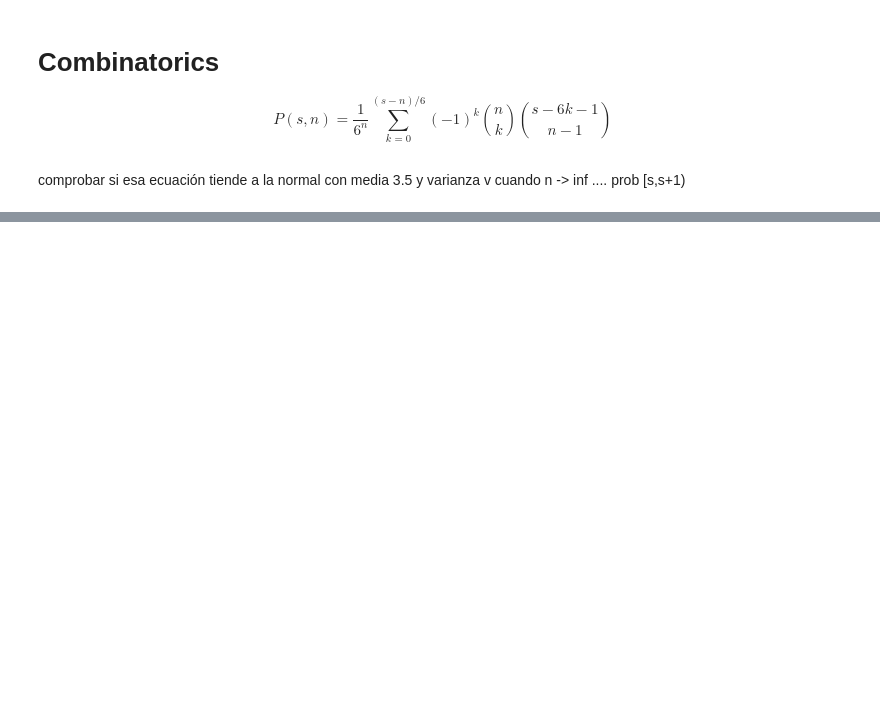
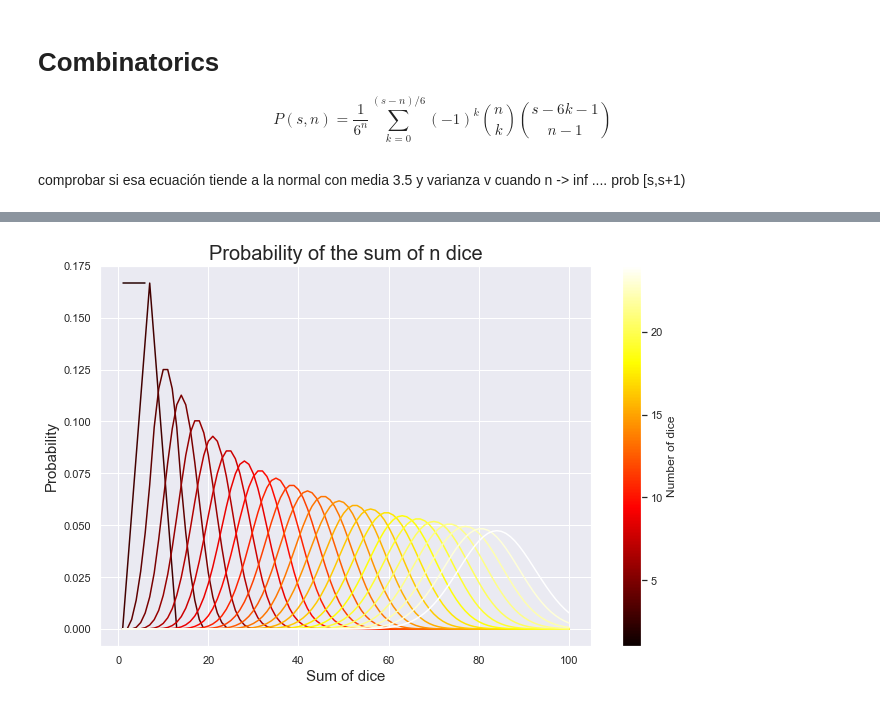
Before and after one commit to juanluisrto/central-limit-theorem-with-dice, a Jupyter notebook: dados.ipynb, the cells around one changed output, grey strips where cells are left out. Cells and saved outputs as stored; diff of their text form; code cells hidden in the pictures; blank space fills up the shorter version.

```diff
--- a/dados.ipynb
+++ b/dados.ipynb
@@ -381,0 +387,20 @@ from math import factorial as fact
+# %%
+path = "/Users/juanluis/Documents/central-limit-theorem-with-dice/article/"
+from matplotlib import cm, colors
+for i in range(1,n+1):
+    x = df.loc[i]
+    if i == 1:
+        x = x[:6]
+    plt.plot(x, c=cm.hot(i/n))
+ax = plt.gca()
+ax.set_title('Probability of the sum of n dice', size = 20)
+ax.set_ylabel( 'Probability', size = 15)
+ax.set_xlabel( 'Sum of dice', size = 15)
+
+norm = colors.Normalize(vmin=1, vmax=n)
+
+plt.colorbar(cm.ScalarMappable(norm=norm, cmap=cm.hot),
+              orientation='vertical', label='Number of dice')
+plt.savefig(path + "prob_sum_n_dice.png", dpi = 300)
+# %% [output]
+[figure, added]
```
Also changed, not shown: parts of 48 cells of this notebook, 21 other files.
